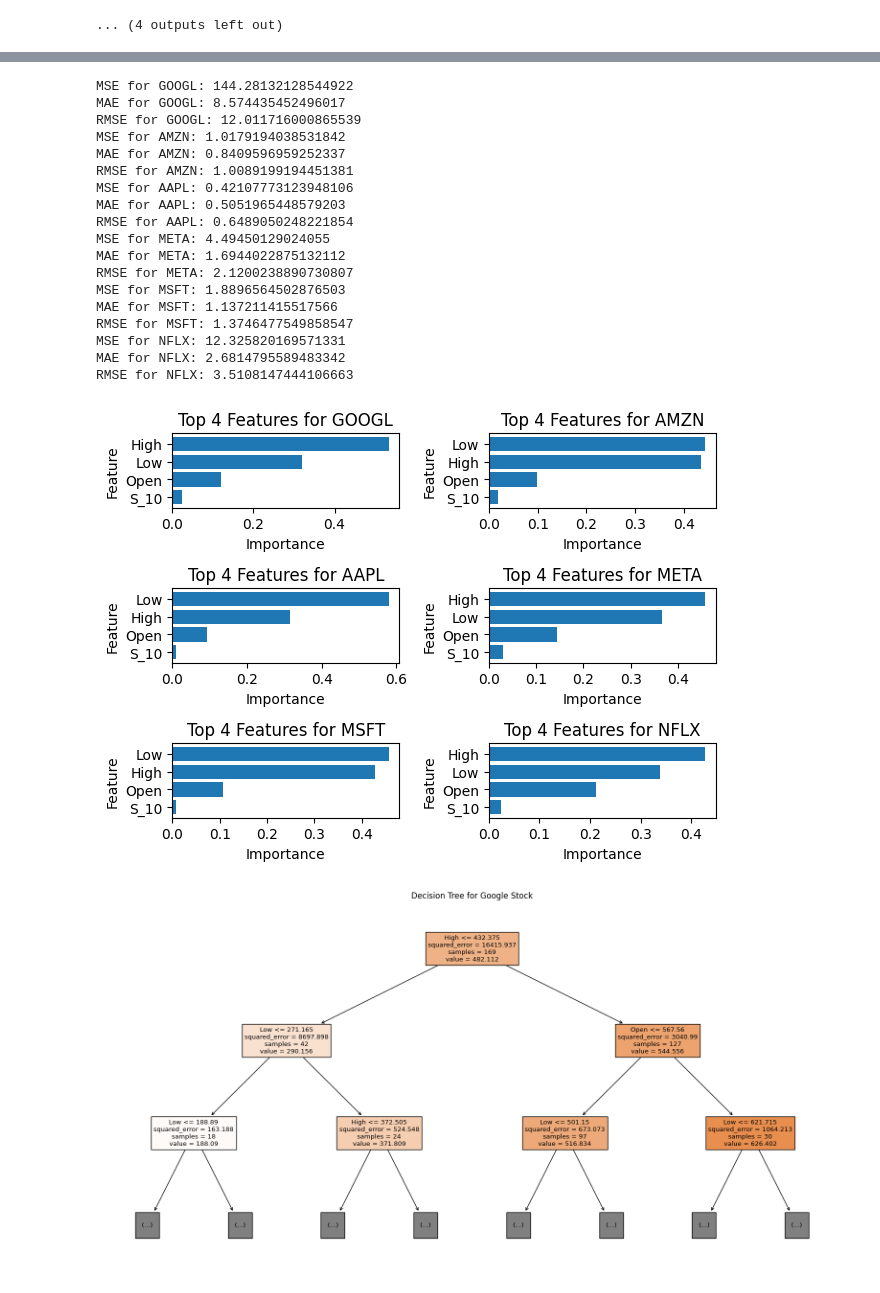
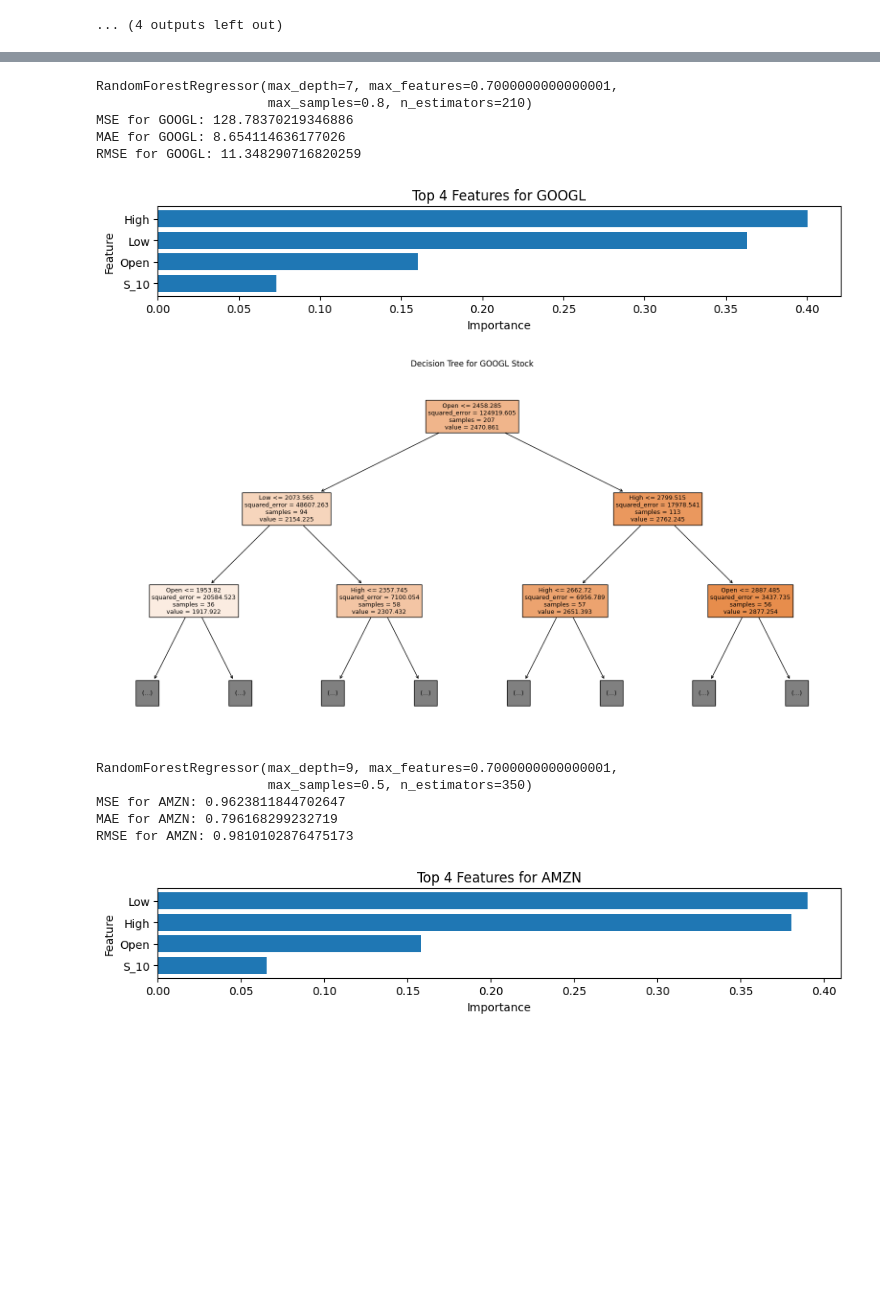
Before and after one commit to Oleighton/FAANGStockMarketPrediction, a Jupyter notebook: main.ipynb, the cells around one changed output, grey strips where cells are left out. Saved outputs shown, nothing was run; the diff lists cells and outputs as text; code cells hidden in the pictures; blank space fills up the shorter version.

```diff
--- a/main.ipynb
+++ b/main.ipynb
@@ -30,6 +30,8 @@ news_columns = [
 stock_columns = [
      'Open', 'High', 'Low', 'Close', 'Adj Close','Volume'
 ]
+selected_columns = ['Open', 'High', 'Low', 'S_10', 'News - Positive Sentiment', 'News - New Products',
+                        'News - Layoffs', 'News - Analyst Comments', 'News - Negative Sentiment', 'RSI', 'Corr']
 
 # Define a list of FAANG stock symbols
 faang_stocks = ['GOOGL', 'AMZN', 'META', 'NFLX', 'MSFT', 'AAPL']
@@ -354,84 +364,75 @@ Confusion Matrix:
 # %%
 
 # Random forest
-def random_forest(faang_stock_data):
-    selected_columns = ['Open', 'High', 'Low', 'S_10', 'Volume','News - Positive Sentiment', 'News - New Products', 'News - Layoffs', 'News - Analyst Comments', 'News - Negative Sentiment', 'RSI', 'Corr','News - Volume']
+def random_forest(faang_stock_datas,selected_columns):
     num_symbols = len(faang_stock_data['Symbol'].unique())
     cols = 2
     rows = (num_symbols // cols) + (num_symbols % cols > 0)
-
 
     for i, symbol in enumerate(faang_stock_data['Symbol'].unique()):
         stock_data = faang_stock_data[faang_stock_data['Symbol'] == symbol]
         X = stock_data[selected_columns]
         y = stock_data['Close']
-        model = RandomForestRegressor(max_depth=3,n_estimators= 200, oob_score = True)
+        model = RandomForestRegressor(max_depth=3,n_estimators= 120, oob_score = True)
         X_train, X_test, y_train, y_test = train_test_split(X, y, test_size=0.2, random_state=42)
 
-        param_grid = {'n_estimators':np.arange(50,200,15),
+        param_grid = {'n_estimators':np.arange(50,400,10),
                     'max_features':np.arange(0.1, 1, 0.1),
                     'max_depth': [3, 5, 7, 9],
                     'max_samples': [0.3, 0.5, 0.8]}
 
         model = RSCV(RandomForestRegressor(), param_grid, n_iter = 15).fit(X_train, y_train)
         model = model.best_estimator_
         model.fit(X, y)
+        print(model)
 
         y_pred = model.predict(X_test)
-        mse = mean_squared_error(y_test, y_pred)
-        mse = mean_squared_error(y_test, y_pred)
-        mae = mean_absolute_error(y_test, y_pred)
-        rmse = np.sqrt(mse)
-
-        print(f"MSE for {symbol}: {mse}")
-        print(f"MAE for {symbol}: {mae}")
-        print(f"RMSE for {symbol}: {rmse}")
+        rf_mse = mean_squared_error(y_test, y_pred)
+        rf_mse = mean_squared_error(y_test, y_pred)
+        rf_mae = mean_absolute_error(y_test, y_pred)
+        rf_rmse = np.sqrt(rf_mse)
+        # evaluation metrics
+        print(f"MSE for {symbol}: {rf_mse}")
+        print(f"MAE for {symbol}: {rf_mae}")
+        print(f"RMSE for {symbol}: {rf_rmse}")
 
 
         importances = model.feature_importances_
         std = np.std([tree.feature_importances_ for tree in model.estimators_],
                     axis=0)
         indices = np.argsort(importances)[::-1]
 
-        # Get top 4 important features
+        # most important features (up to 4)
         top_features_indices = indices[:4]
         top_features = [selected_columns[index] for index in top_features_indices]
 
-        # Plotting the bar chart for top 4 important features
+        # plot using barchart
         plt.subplot(rows, cols, i + 1)
         plt.barh(top_features, importances[top_features_indices])
         plt.title(f"Top 4 Features for {symbol}")
         plt.xlabel('Importance')
         plt.ylabel('Feature')
         plt.gca().invert_yaxis()
 
-    plt.tight_layout()
-    plt.show()
-    plt.figure(figsize=(20, 10))
-    plot_tree(model.estimators_[0], feature_names=selected_columns, filled=True, max_depth=2)
-    plt.title('Decision Tree for Google Stock')
-    plt.show()
+        plt.tight_layout()
+        plt.show()
+        plt.figure(figsize=(20, 10))
+        plot_tree(model.estimators_[0], feature_names=selected_columns, filled=True, max_depth=2)
+        plt.title(f'Decision Tree for {symbol} Stock')
+        plt.show()
 
-# Assuming faang_stock_data is your dataset containing FAANG stock information
-random_forest(faang_stock_data)
+random_forest(faang_stock_data,selected_columns)
 # %% [output]
-MSE for GOOGL: 144.28132128544922
-MAE for GOOGL: 8.574435452496017
-RMSE for GOOGL: 12.011716000865539
-MSE for AMZN: 1.0179194038531842
-MAE for AMZN: 0.8409596959252337
-RMSE for AMZN: 1.0089199194451381
-MSE for AAPL: 0.42107773123948106
-MAE for AAPL: 0.5051965448579203
-RMSE for AAPL: 0.6489050248221854
-MSE for META: 4.49450129024055
-MAE for META: 1.6944022875132112
-RMSE for META: 2.1200238890730807
-MSE for MSFT: 1.8896564502876503
-MAE for MSFT: 1.137211415517566
-RMSE for MSFT: 1.3746477549858547
-MSE for NFLX: 12.325820169571331
-MAE for NFLX: 2.6814795589483342
-RMSE for NFLX: 3.5108147444106663
+RandomForestRegressor(max_depth=7, max_features=0.7000000000000001,
+                      max_samples=0.8, n_estimators=210)
+MSE for GOOGL: 128.78370219346886
+MAE for GOOGL: 8.654114636177026
+RMSE for GOOGL: 11.348290716820259
-[figure, old version]
+[figure, new version]
 [figure]
+RandomForestRegressor(max_depth=9, max_features=0.7000000000000001,
+                      max_samples=0.5, n_estimators=350)
+MSE for AMZN: 0.9623811844702647
+MAE for AMZN: 0.796168299232719
+RMSE for AMZN: 0.9810102876475173
+[figure, added]
```
Also changed, not shown: parts of 4 cells of this notebook, 3 other files.
